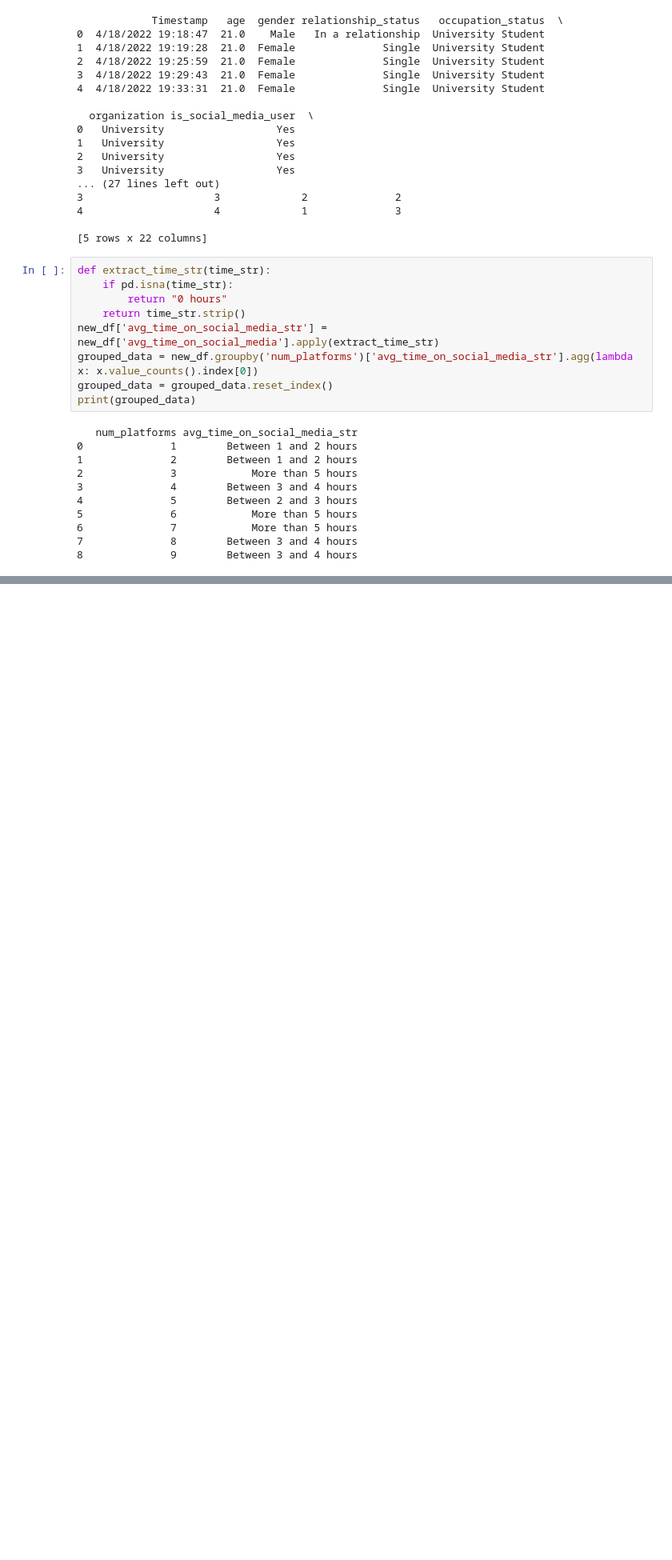
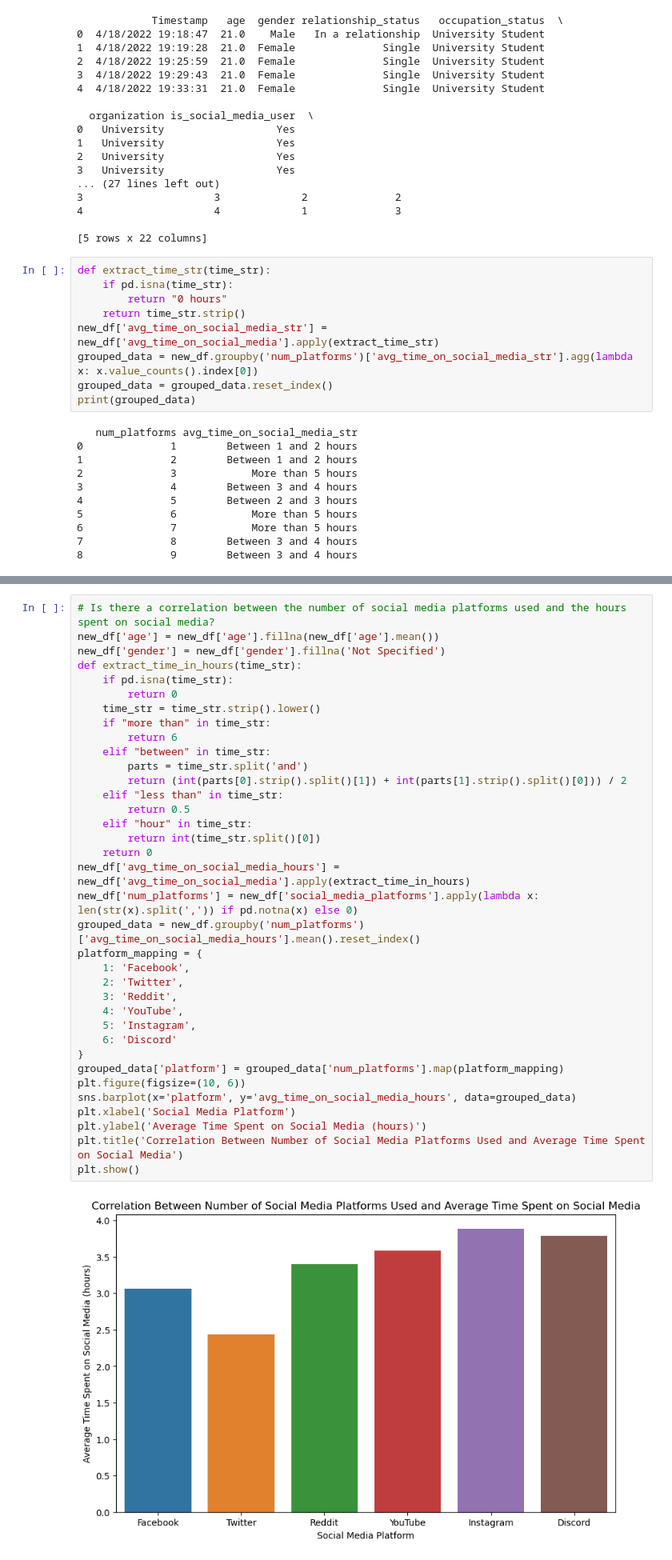
Before and after one commit to exohuman/data_analysis, a Jupyter notebook: project1.ipynb, the cells around one changed output, grey strips where cells are left out. Shown: that part at 80% size. Saved outputs shown, nothing was run; the diff lists cells and outputs as text; blank space fills up the shorter version.

Commit message:
Add files via upload
Data analysis on social media and Mental Health statistics.

```diff
--- a/project1.ipynb
+++ b/project1.ipynb
@@ -259,0 +267,38 @@ plt.show()
+# %%
+# Is there a correlation between the number of social media platforms used and the hours spent on social media?
+new_df['age'] = new_df['age'].fillna(new_df['age'].mean())
+new_df['gender'] = new_df['gender'].fillna('Not Specified')
+def extract_time_in_hours(time_str):
+    if pd.isna(time_str):
+        return 0
+    time_str = time_str.strip().lower()
+    if "more than" in time_str:
+        return 6
+    elif "between" in time_str:
+        parts = time_str.split('and')
+        return (int(parts[0].strip().split()[1]) + int(parts[1].strip().split()[0])) / 2
+    elif "less than" in time_str:
+        return 0.5
+    elif "hour" in time_str:
+        return int(time_str.split()[0])
+    return 0
+new_df['avg_time_on_social_media_hours'] = new_df['avg_time_on_social_media'].apply(extract_time_in_hours)
+new_df['num_platforms'] = new_df['social_media_platforms'].apply(lambda x: len(str(x).split(',')) if pd.notna(x) else 0)
+grouped_data = new_df.groupby('num_platforms')['avg_time_on_social_media_hours'].mean().reset_index()
+platform_mapping = {
+    1: 'Facebook',
+    2: 'Twitter',
+    3: 'Reddit',
+    4: 'YouTube',
+    5: 'Instagram',
+    6: 'Discord'
+}
+grouped_data['platform'] = grouped_data['num_platforms'].map(platform_mapping)
+plt.figure(figsize=(10, 6))
+sns.barplot(x='platform', y='avg_time_on_social_media_hours', data=grouped_data)
+plt.xlabel('Social Media Platform')
+plt.ylabel('Average Time Spent on Social Media (hours)')
+plt.title('Correlation Between Number of Social Media Platforms Used and Average Time Spent on Social Media')
+plt.show()
+# %% [output]
+[figure, added]
```
Also changed, not shown: parts of 2 cells of this notebook.
